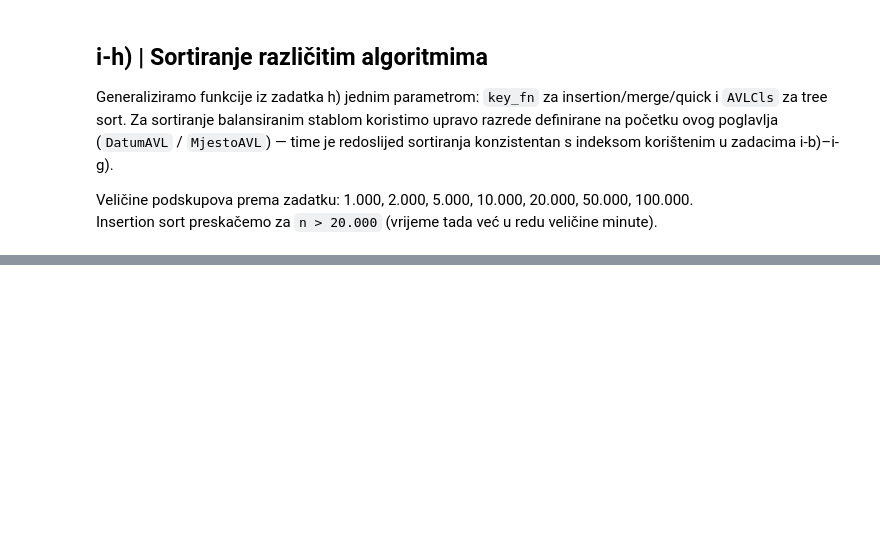
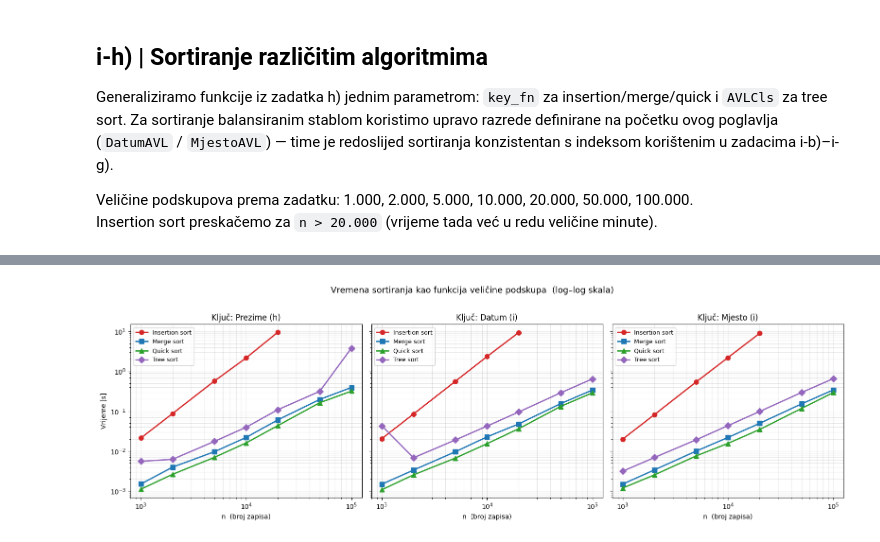
Before and after one commit to Vedran-Josipovic/tvz-ntasp-seminarski, a Jupyter notebook: Seminar_I_2026.ipynb, the cells around one changed output, grey strips where cells are left out. Drawn from its saved outputs; the diff is of its cells as text; code cells hidden in the pictures; blank space fills up the shorter version.

Commit message:
Dodao opise i vizualizaciju sortiranja

```diff
--- a/Seminar_I_2026.ipynb
+++ b/Seminar_I_2026.ipynb
@@ -1654,0 +1764,66 @@ KLJUČ: DATUM ROĐENJA
+# %%
+import matplotlib.pyplot as plt
+
+all_timings = {
+    'Prezime (h)': timings,
+    'Datum (i)':   timings_datum,
+    'Mjesto (i)':  timings_mjesto,
+}
+
+ALGOS = ['Insertion sort', 'Merge sort', 'Quick sort', 'Tree sort']
+COLORS = {
+    'Insertion sort': '#d62728',
+    'Merge sort':     '#1f77b4',
+    'Quick sort':     '#2ca02c',
+    'Tree sort':      '#9467bd',
+}
+MARKERS = {
+    'Insertion sort': 'o',
+    'Merge sort':     's',
+    'Quick sort':     '^',
+    'Tree sort':      'D',
+}
+
+fig, axes = plt.subplots(1, 3, figsize=(16, 5), sharey=True)
+
+for ax, (label, t) in zip(axes, all_timings.items()):
+    for algo in ALGOS:
+        items = sorted((n, v) for n, v in t[algo].items() if v is not None)
+        if not items:
+            continue
+        ns, ts = zip(*items)
+        ax.plot(ns, ts, marker=MARKERS[algo], label=algo,
+                color=COLORS[algo], linewidth=2, markersize=7)
+    ax.set_xscale('log')
+    ax.set_yscale('log')
+    ax.set_xlabel('n  (broj zapisa)')
+    ax.set_title(f'Ključ: {label}', fontsize=12)
+    ax.grid(True, which='both', alpha=0.3)
+    ax.legend(loc='upper left', fontsize=9)
+
+axes[0].set_ylabel('Vrijeme [s]')
+fig.suptitle('Vremena sortiranja kao funkcija veličine podskupa  (log–log skala)',
+             fontsize=13, y=1.02)
+plt.tight_layout()
+plt.show()
+
+
+# --- Dodatna tablica: rast vremena pri udvostručenju n (samo merge/quick/tree) ---
+print("\nFaktor rasta vremena pri udvostručenju n (n -> 2n):")
+print("(vrijednost ~2.0 = O(n log n), ~4.0 = O(n²))\n")
+for label, t in all_timings.items():
+    print(f"--- {label} ---")
+    for algo in ['Merge sort', 'Quick sort', 'Tree sort']:
+        sizes = sorted(n for n, v in t[algo].items() if v is not None)
+        ratios = []
+        for i in range(1, len(sizes)):
+            n1, n2 = sizes[i-1], sizes[i]
+            v1, v2 = t[algo][n1], t[algo][n2]
+            if abs(n2 / n1 - 2.0) < 0.6:  # samo parovi gdje je n približno udvostručen
+                ratios.append(v2 / v1)
+        if ratios:
+            avg = sum(ratios) / len(ratios)
+            print(f"  {algo:15s}: prosječni faktor rasta = {avg:.2f}")
+    print()
+# %% [output]
+[figure, added]
```
Also changed, not shown: parts of 15 cells of this notebook, 1 other file.
